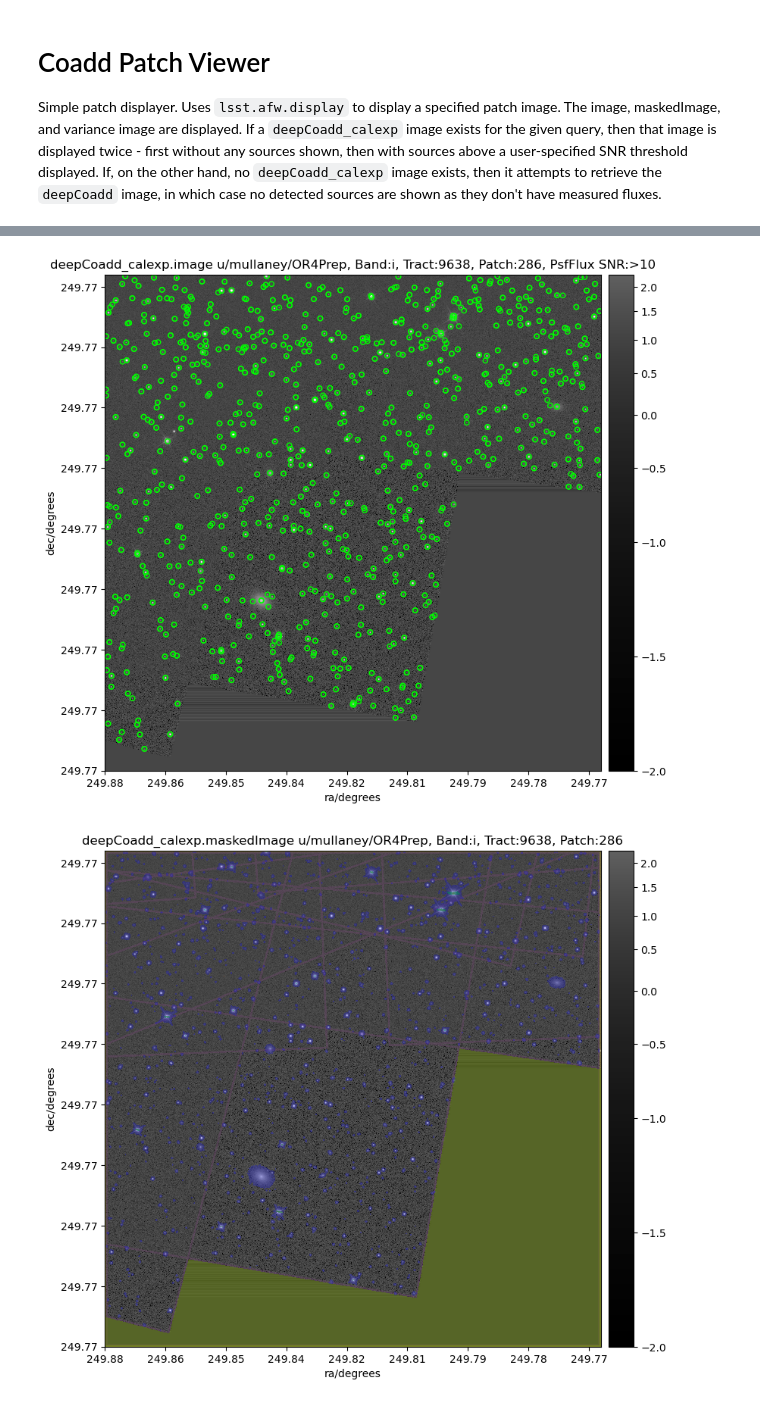
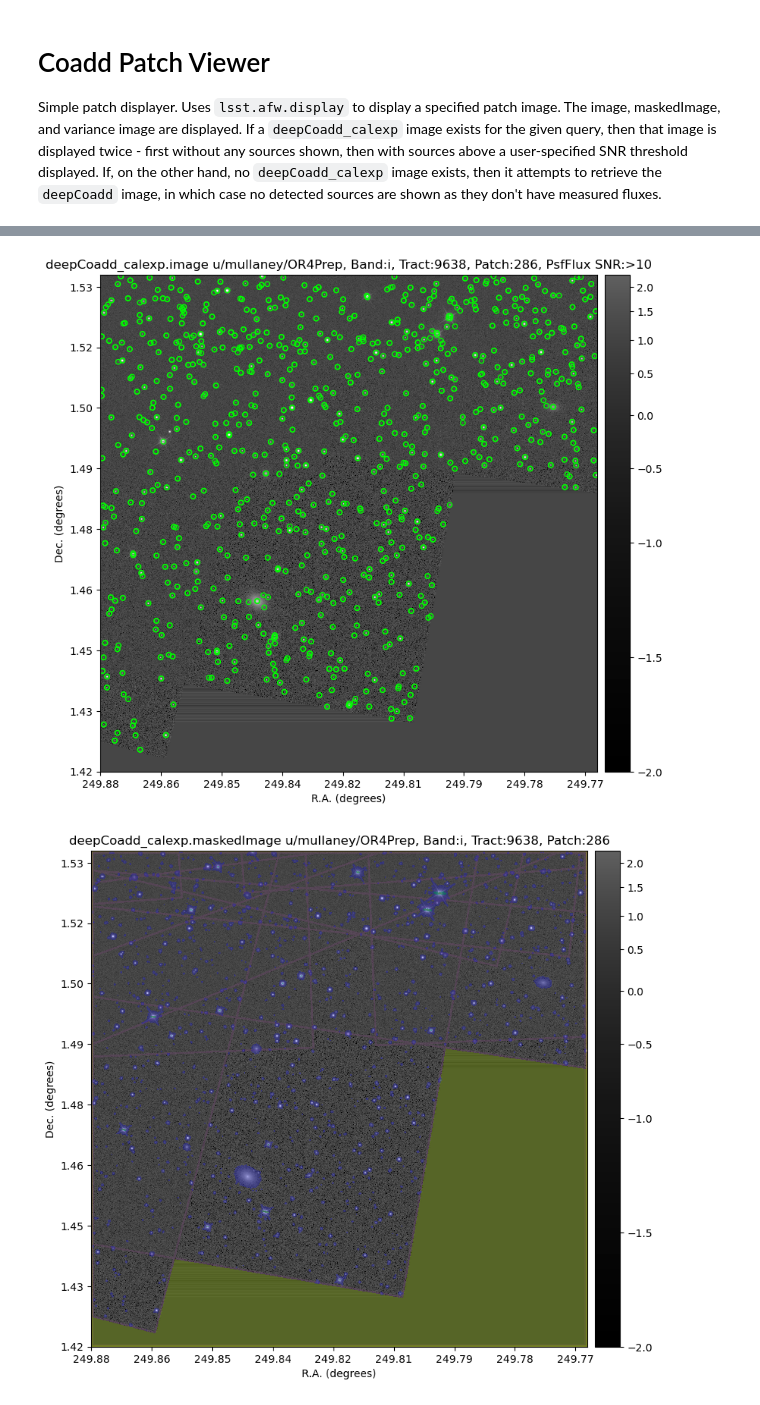
Before and after one commit to lsst-dm/vv-team-notebooks, a Jupyter notebook: reports/PatchViewer.ipynb, the cells around one changed output, grey strips where cells are left out. Drawn from its saved outputs; the diff is of its cells as text; code cells hidden in the pictures.

```diff
--- a/reports/PatchViewer.ipynb
+++ b/reports/PatchViewer.ipynb
@@ -51,7 +51,7 @@ def addTickLabels(coadd):
     for y in ys:
         radec = wcs.pixelToSky(xs[0], y)
         dec = radec.getDec().asDegrees()
-        ylabels.append('{:.2f}'.format(ra))
+        ylabels.append('{:.2f}'.format(dec))
 
     plt.xticks(xs, xlabels)
     plt.yticks(ys, ylabels)
@@ -74,12 +74,14 @@ else:
     else:
         coadd = butler.get(refs[0])
 # %%
+xtitle = "R.A. (degrees)"
+ytitle = "Dec. (degrees)"
 if len(refs) > 0:
     plotImage(coadd.image)
     addTickLabels(coadd)
     plt.title(f"{coadd_name}.image {collection}, Band:{band}, Tract:{tract}, Patch:{patch}")
-    plt.xlabel('ra/degrees')
-    plt.ylabel('dec/degrees')
+    plt.xlabel(xtitle)
+    plt.ylabel(ytitle)
     plt.show()
 
     if coadd_name == 'deepCoadd_calexp':
@@ -89,21 +91,21 @@ if len(refs) > 0:
         plotImage(coadd.image, sources=sigSrc)
         addTickLabels(coadd)
         plt.title(f"{coadd_name}.image {collection}, Band:{band}, Tract:{tract}, Patch:{patch}, PsfFlux SNR:>{snr}")
-        plt.xlabel('ra/degrees')
-        plt.ylabel('dec/degrees')
+        plt.xlabel(xtitle)
+        plt.ylabel(ytitle)
         plt.show()
 
     plotImage(coadd.maskedImage)
     addTickLabels(coadd)
     plt.title(f"{coadd_name}.maskedImage {collection}, Band:{band}, Tract:{tract}, Patch:{patch}")
-    plt.xlabel('ra/degrees')
-    plt.ylabel('dec/degrees')
+    plt.xlabel(xtitle)
+    plt.ylabel(ytitle)
     plt.show()
 
     plotImage(coadd.variance)
     addTickLabels(coadd)
     plt.title(f"{coadd_name}.variance {collection}, Band:{band}, Tract:{tract}, Patch:{patch}")
-    plt.xlabel('ra/degrees')
-    plt.ylabel('dec/degrees')
+    plt.xlabel(xtitle)
+    plt.ylabel(ytitle)
     plt.show()
 # %% [output]
@@ -111,2 +113,2 @@ if len(refs) > 0:
-[figure, old version]
+[figure, new version]
-[figure, old version]
+[figure, new version]
```
Also changed, not shown: parts of 1 cell of this notebook.
